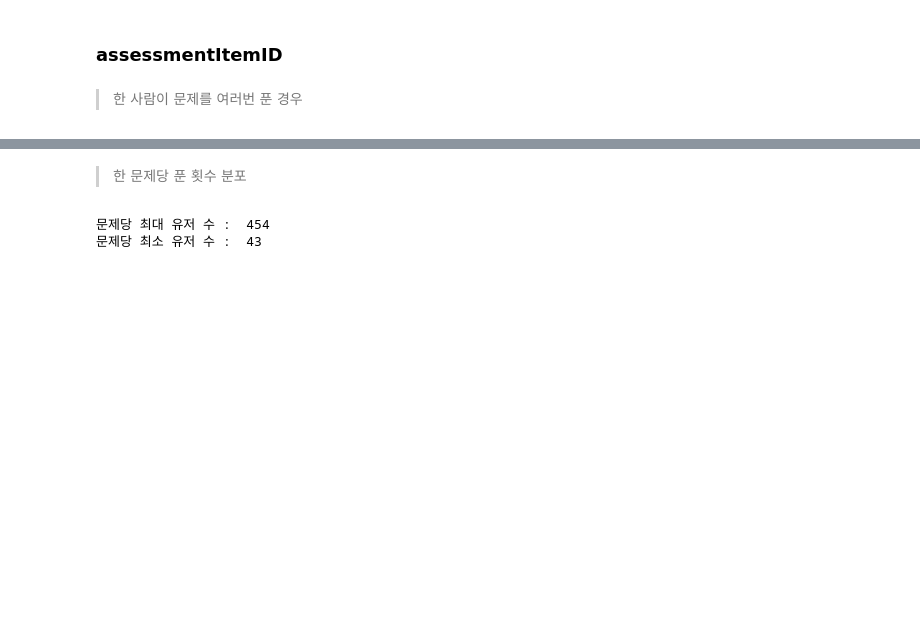
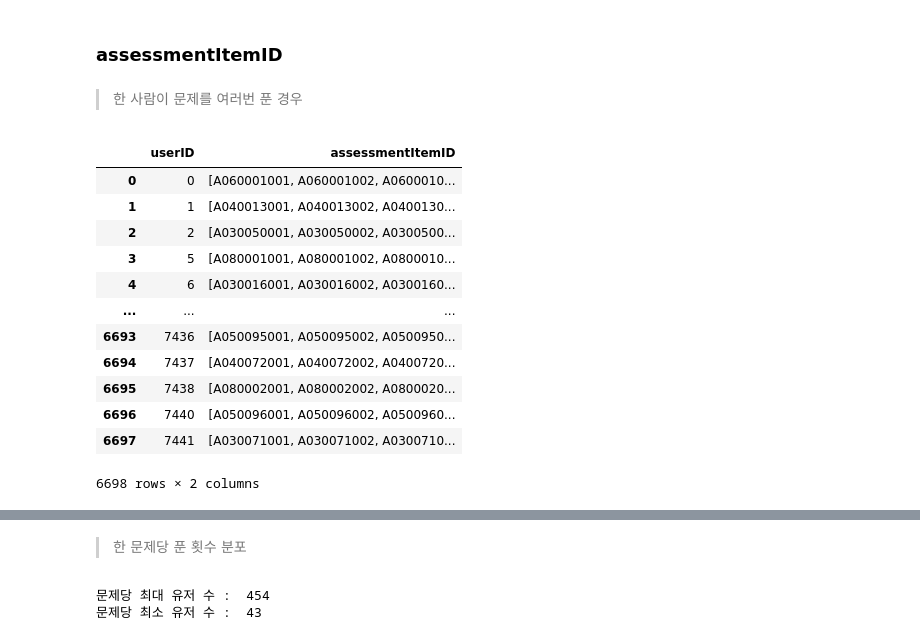
Before and after one commit to boostcampaitech4lv23recsys2/level2_dkt_recsys-level2-recsys-08, a Jupyter notebook: EDA/EDA_juj.ipynb, the cells around one changed output, grey strips where cells are left out. Drawn from its saved outputs; the diff is of its cells as text; code cells hidden in the pictures; blank space fills up the shorter version.

```diff
--- a/EDA/EDA_juj.ipynb
+++ b/EDA/EDA_juj.ipynb
@@ -170,6 +172,25 @@ draw_group(user_group_test,"assessmentItemID")
 ### assessmentItemID
 # %% [markdown]
 > 한 사람이 문제를 여러번 푼 경우
+# %%
+user_assessment_group = test.groupby('userID').agg({"assessmentItemID":(lambda x:x)})
+user_assessment_group = user_assessment_group.reset_index()
+# %%
+user_assessment_group
+# %% [output]
+|  | userID | assessmentItemID |
+| 0 | 0 | [A060001001, A060001002, A0600010... |
+| 1 | 1 | [A040013001, A040013002, A0400130... |
+| 2 | 2 | [A030050001, A030050002, A0300500... |
+| 3 | 5 | [A080001001, A080001002, A0800010... |
+| 4 | 6 | [A030016001, A030016002, A0300160... |
+| ... | ... | ... |
+| 6693 | 7436 | [A050095001, A050095002, A0500950... |
+| 6694 | 7437 | [A040072001, A040072002, A0400720... |
+| 6695 | 7438 | [A080002001, A080002002, A0800020... |
+| 6696 | 7440 | [A050096001, A050096002, A0500960... |
+| 6697 | 7441 | [A030071001, A030071002, A0300710... |
+6698 rows × 2 columns
 # %%
 user_assessment_group = train.groupby('userID').agg({"assessmentItemID":(lambda x:x)})
 # %%
```
Also changed, not shown: parts of 4 cells of this notebook.
